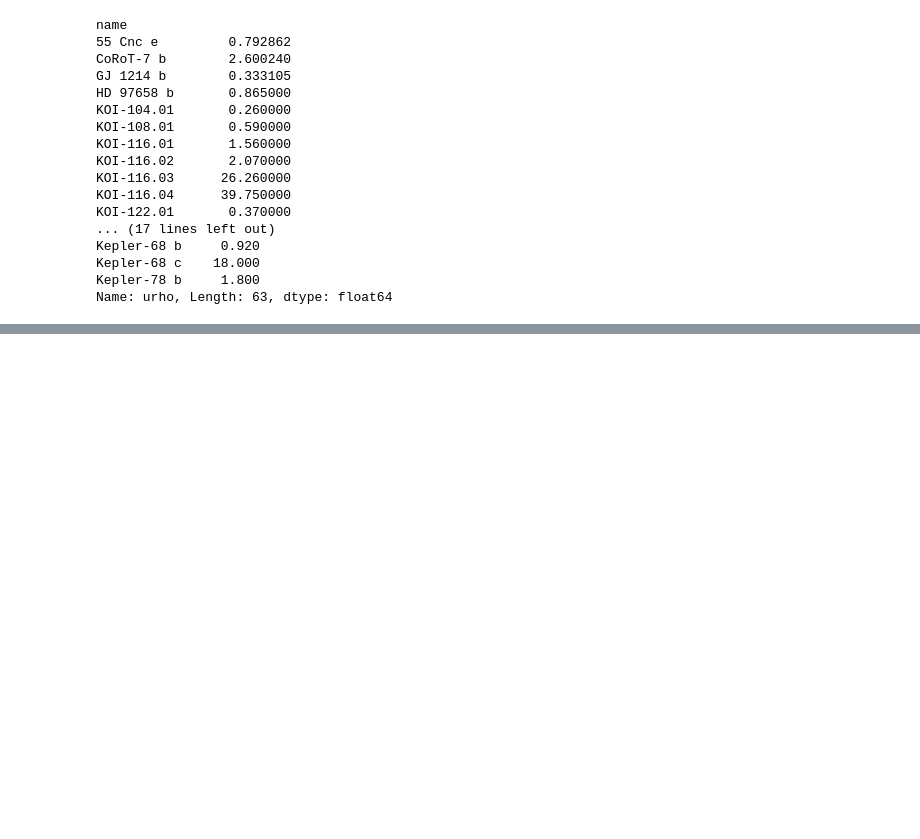
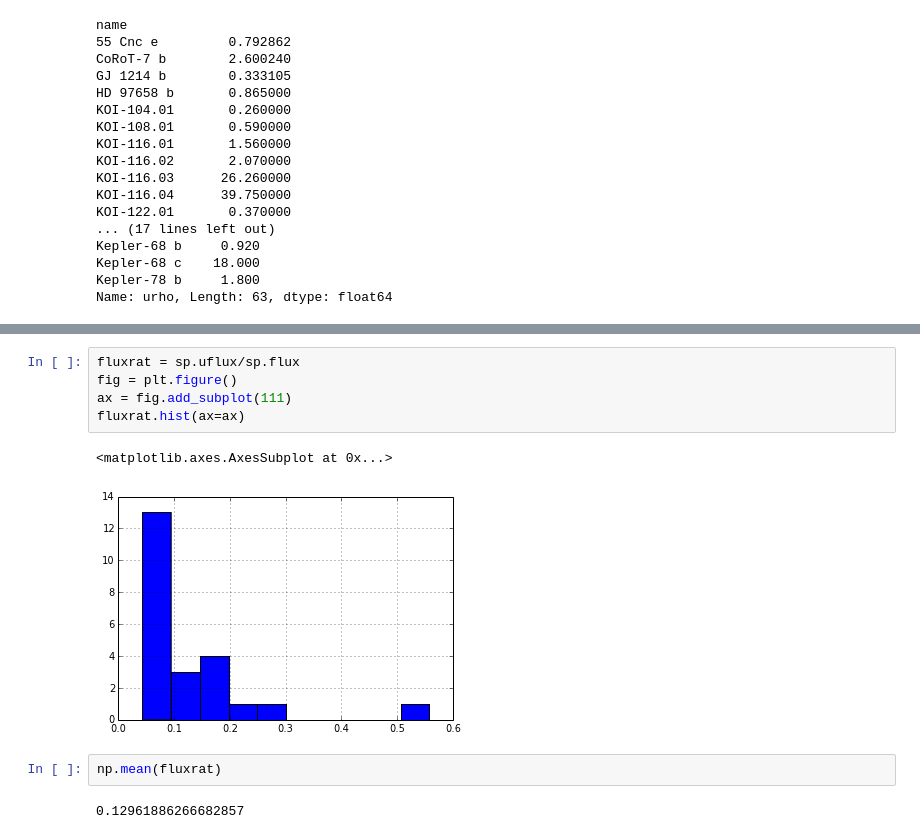
Before and after one commit to sealauren/mrf, a Jupyter notebook: plot_mr.ipynb, the cells around one changed output, grey strips where cells are left out. Drawn from its saved outputs; the diff is of its cells as text; blank space fills up the shorter version.

```diff
--- a/plot_mr.ipynb
+++ b/plot_mr.ipynb
@@ -786,0 +868,12 @@ Name: urho, Length: 63, dtype: float64
+# %%
+fluxrat = sp.uflux/sp.flux
+fig = plt.figure()
+ax = fig.add_subplot(111)
+fluxrat.hist(ax=ax)
+# %% [output]
+<matplotlib.axes.AxesSubplot at 0x...>
+[figure, added]
+# %%
+np.mean(fluxrat)
+# %% [output]
+0.12961886266682857
```
Also changed, not shown: parts of 9 cells of this notebook, 9 other files.
